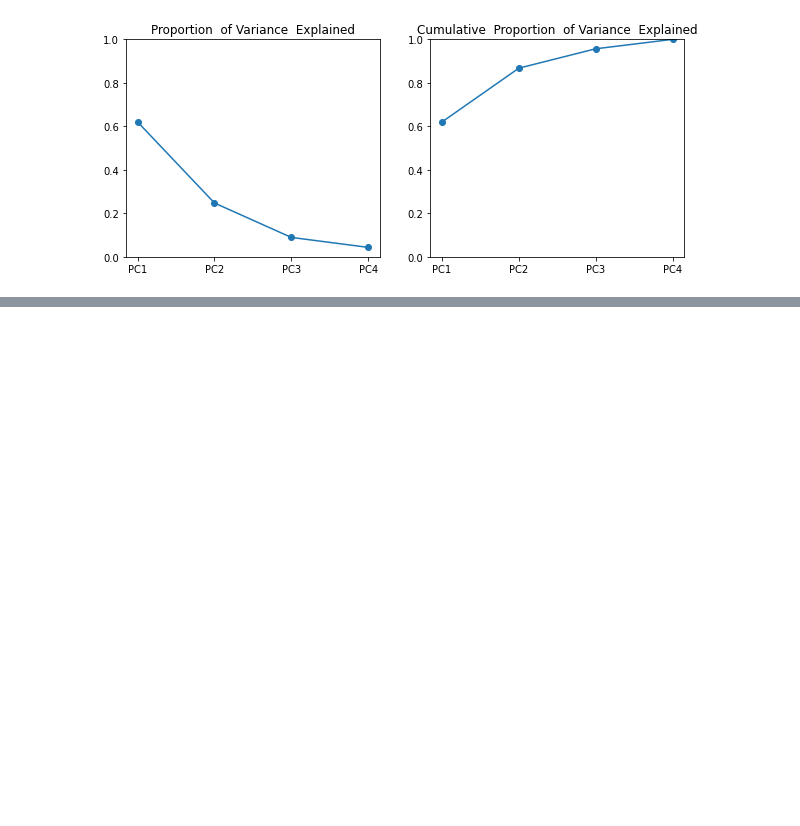
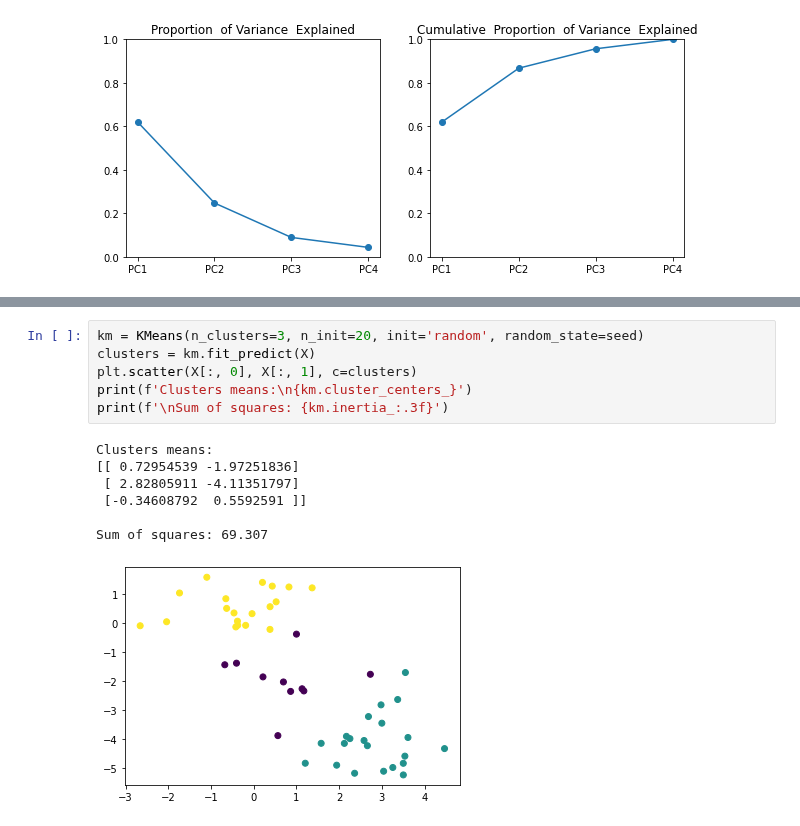
Before and after one commit to vivialprt/ISLR, a Jupyter notebook: Chapter10/Labs.ipynb, the cells around one changed output, grey strips where cells are left out. Saved outputs shown, nothing was run; the diff lists cells and outputs as text; blank space fills up the shorter version.

```diff
--- a/Chapter10/Labs.ipynb
+++ b/Chapter10/Labs.ipynb
@@ -95,0 +132,14 @@ Text(0.5, 1.0, 'Cumulative  Proportion  of Variance  Explained')
+# %%
+km = KMeans(n_clusters=3, n_init=20, init='random', random_state=seed)
+clusters = km.fit_predict(X)
+plt.scatter(X[:, 0], X[:, 1], c=clusters)
+print(f'Clusters means:\n{km.cluster_centers_}')
+print(f'\nSum of squares: {km.inertia_:.3f}')
+# %% [output]
+Clusters means:
+[[ 0.72954539 -1.97251836]
+ [ 2.82805911 -4.11351797]
+ [-0.34608792  0.5592591 ]]
+
+Sum of squares: 69.307
+[figure, added]
```
Also changed, not shown: parts of 19 cells of this notebook.
